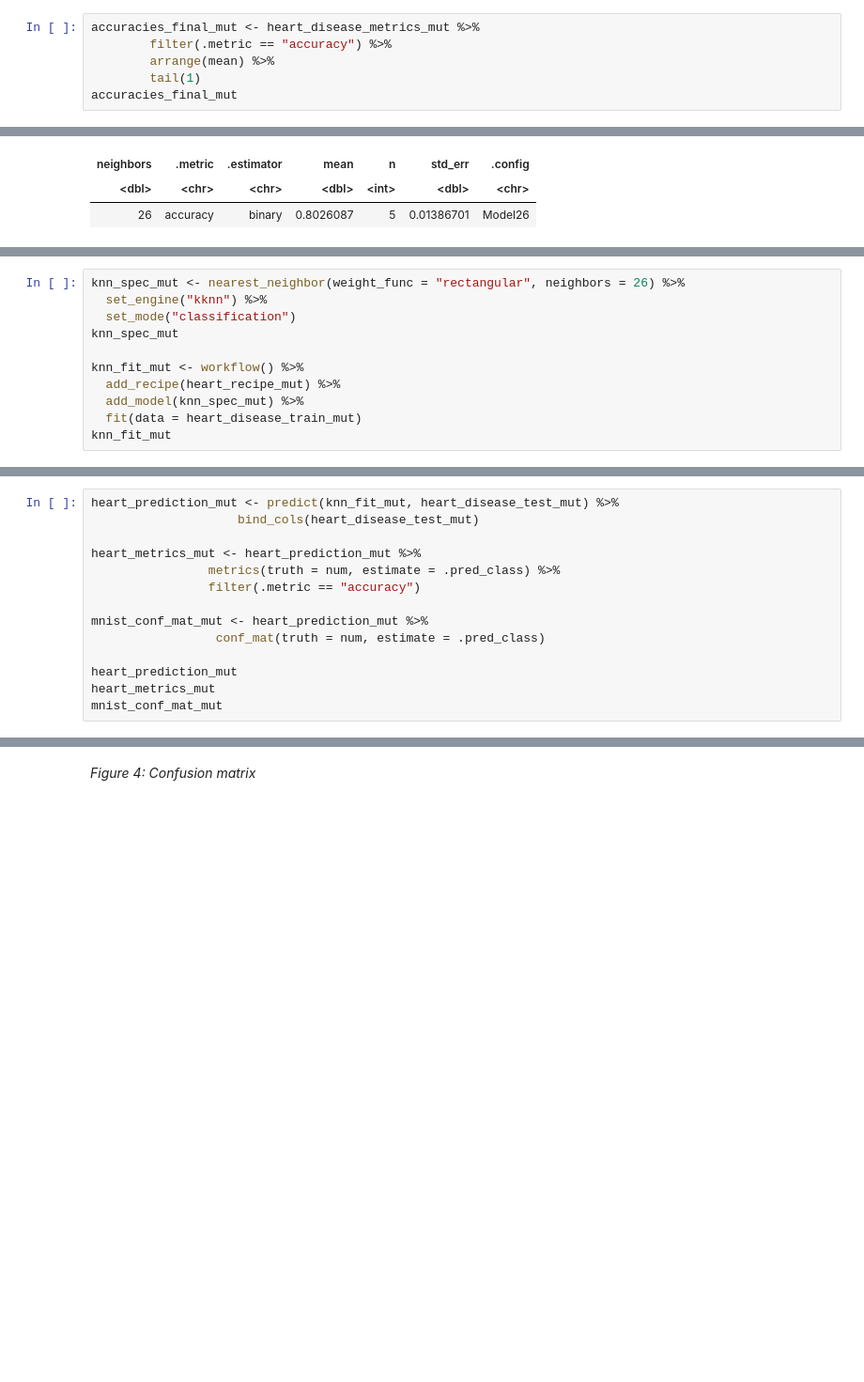
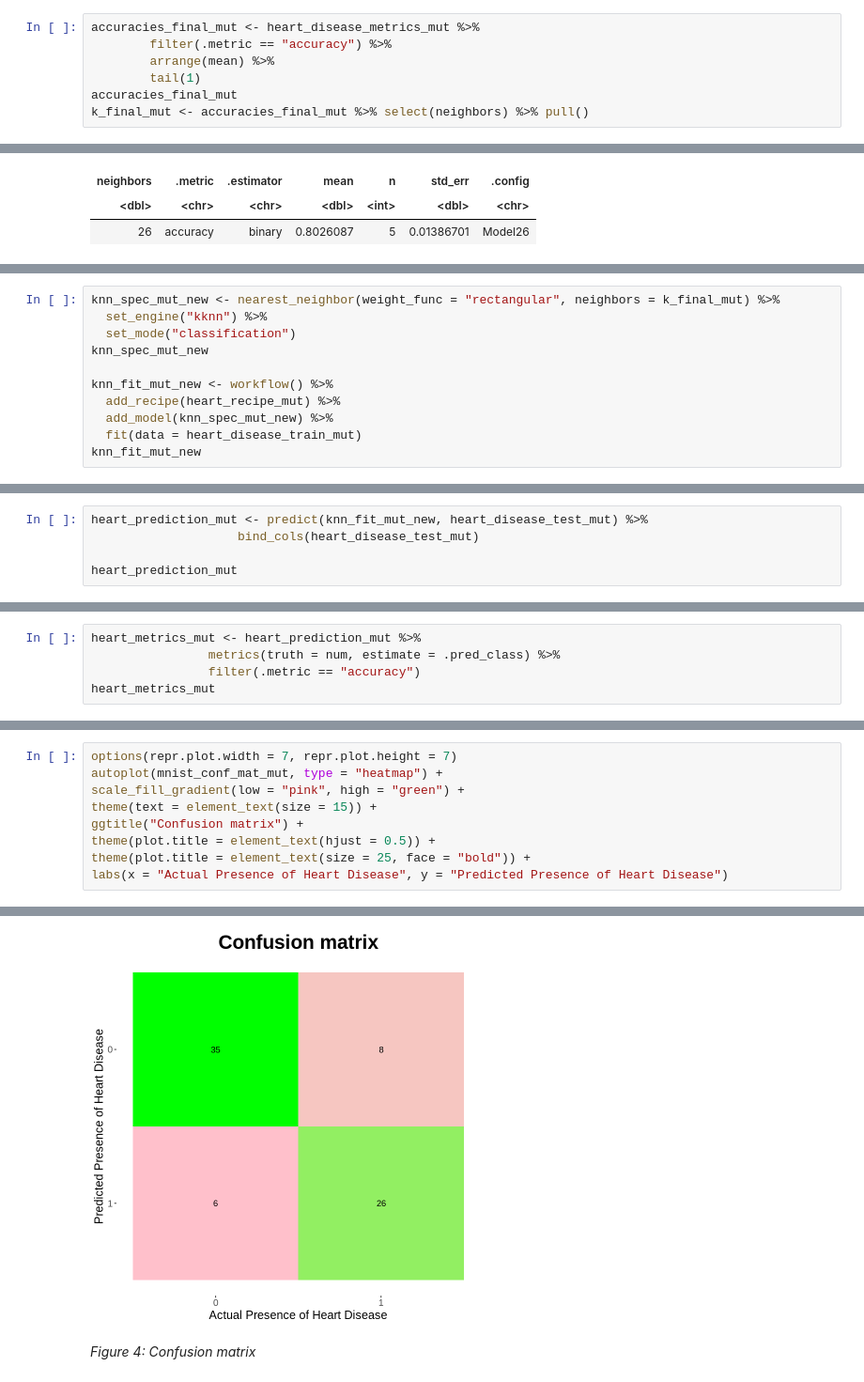
Before and after one commit to oliviahe0111/Heart-Disease-Data, a Jupyter notebook: heart_disease_data.ipynb, the cells around one changed output, grey strips where cells are left out. Shown: that part at 94% size. Drawn from its saved outputs; the diff is of its cells as text; blank space fills up the shorter version.

```diff
--- a/heart_disease_data.ipynb
+++ b/heart_disease_data.ipynb
@@ -320,6 +353,7 @@ accuracies_final_mut <- heart_disease_metrics_mut %>%
         arrange(mean) %>%
         tail(1)
 accuracies_final_mut
+k_final_mut <- accuracies_final_mut %>% select(neighbors) %>% pull()
 # %% [output]
 A tibble: 1 × 7
 | neighbors | .metric | .estimator | mean | n | std_err | .config |
@@ -328,14 +364,14 @@ A tibble: 1 × 7
 # %%
-knn_spec_mut <- nearest_neighbor(weight_func = "rectangular", neighbors = 26) %>%
+knn_spec_mut_new <- nearest_neighbor(weight_func = "rectangular", neighbors = k_final_mut) %>%
   set_engine("kknn") %>%
   set_mode("classification")
-knn_spec_mut
+knn_spec_mut_new
 
-knn_fit_mut <- workflow() %>%
+knn_fit_mut_new <- workflow() %>%
   add_recipe(heart_recipe_mut) %>%
-  add_model(knn_spec_mut) %>%
+  add_model(knn_spec_mut_new) %>%
   fit(data = heart_disease_train_mut)
-knn_fit_mut
+knn_fit_mut_new
 # %% [output]
 K-Nearest Neighbor Model Specification (classification)
 
@@ -365,0 +404,5 @@ Best k: 26
+# %%
+heart_prediction_mut <- predict(knn_fit_mut_new, heart_disease_test_mut) %>%
+                    bind_cols(heart_disease_test_mut)
+
+heart_prediction_mut
@@ -366,15 +422,6 @@ Best k: 26
 # %%
-heart_prediction_mut <- predict(knn_fit_mut, heart_disease_test_mut) %>%
-                    bind_cols(heart_disease_test_mut)
-
 heart_metrics_mut <- heart_prediction_mut %>%
                 metrics(truth = num, estimate = .pred_class) %>%
                 filter(.metric == "accuracy")
-
-mnist_conf_mat_mut <- heart_prediction_mut %>%
-                 conf_mat(truth = num, estimate = .pred_class)
-
-heart_prediction_mut
 heart_metrics_mut
-mnist_conf_mat_mut
 # %% [output]
@@ -423,0 +451,10 @@ will replace the existing scale.
+# %%
+options(repr.plot.width = 7, repr.plot.height = 7)
+autoplot(mnist_conf_mat_mut, type = "heatmap") +
+scale_fill_gradient(low = "pink", high = "green") +
+theme(text = element_text(size = 15)) +
+ggtitle("Confusion matrix") +
+theme(plot.title = element_text(hjust = 0.5)) +
+theme(plot.title = element_text(size = 25, face = "bold")) +
+labs(x = "Actual Presence of Heart Disease", y = "Predicted Presence of Heart Disease")
+# %% [output]
@@ -424,2 +463,3 @@ will replace the existing scale.
+[figure, added]
 # %% [markdown]
 *Figure 4: Confusion matrix*
```
Also changed, not shown: parts of 90 cells of this notebook.
